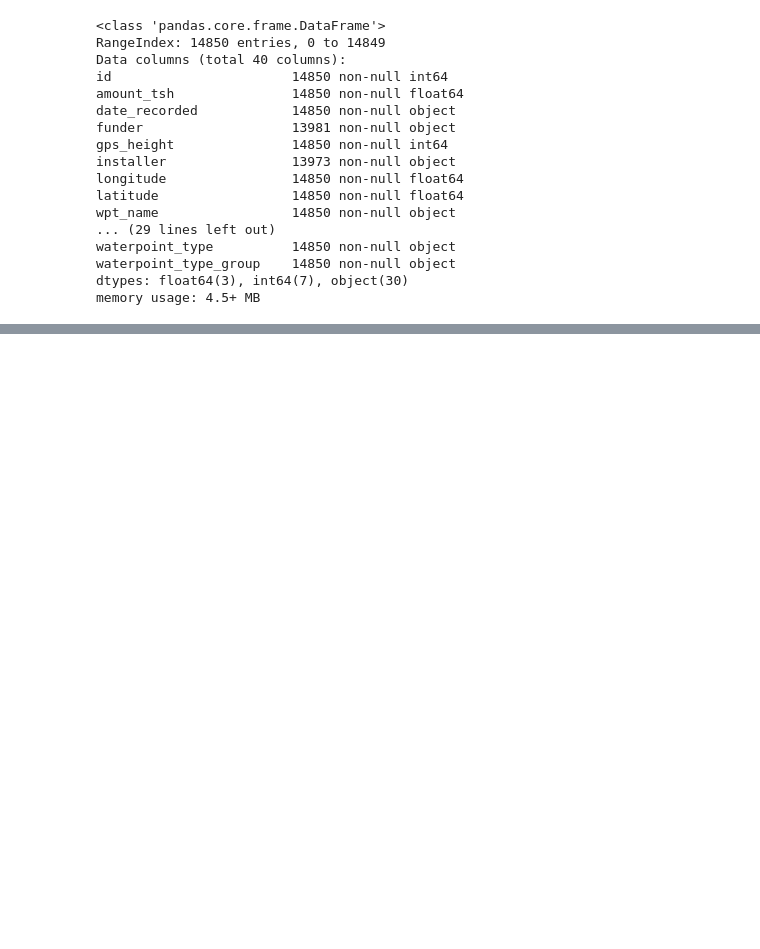
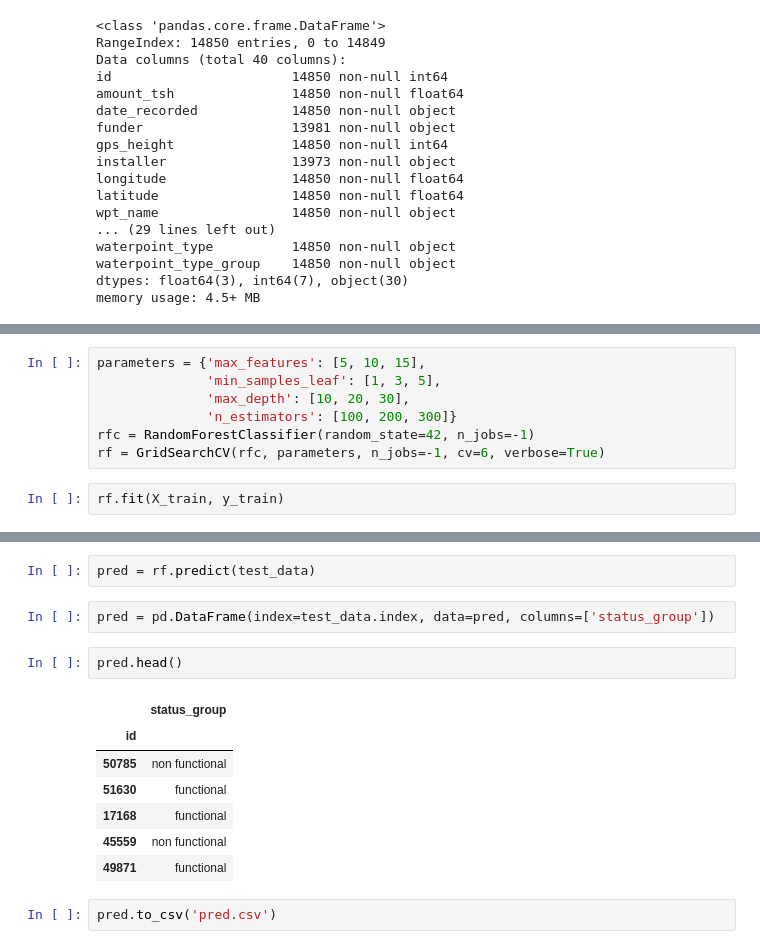
Before and after one commit to vanpnkv/avito, a Jupyter notebook: qiwi.ipynb, the cells around one changed output, grey strips where cells are left out. Saved outputs shown, nothing was run; the diff lists cells and outputs as text; blank space fills up the shorter version.

```diff
--- a/qiwi.ipynb
+++ b/qiwi.ipynb
@@ -313,0 +465,9 @@ memory usage: 4.5+ MB
+# %%
+parameters = {'max_features': [5, 10, 15],
+              'min_samples_leaf': [1, 3, 5],
+              'max_depth': [10, 20, 30],
+              'n_estimators': [100, 200, 300]}
+rfc = RandomForestClassifier(random_state=42, n_jobs=-1)
+rf = GridSearchCV(rfc, parameters, n_jobs=-1, cv=6, verbose=True)
+# %%
+rf.fit(X_train, y_train)
@@ -313,0 +500,16 @@ memory usage: 4.5+ MB
+# %%
+pred = rf.predict(test_data)
+# %%
+pred = pd.DataFrame(index=test_data.index, data=pred, columns=['status_group'])
+# %%
+pred.head()
+# %% [output]
+|  | status_group |
+| id |  |
+| 50785 | non functional |
+| 51630 | functional |
+| 17168 | functional |
+| 45559 | non functional |
+| 49871 | functional |
+# %%
+pred.to_csv('pred.csv')
```
Also changed, not shown: parts of 58 cells of this notebook.
